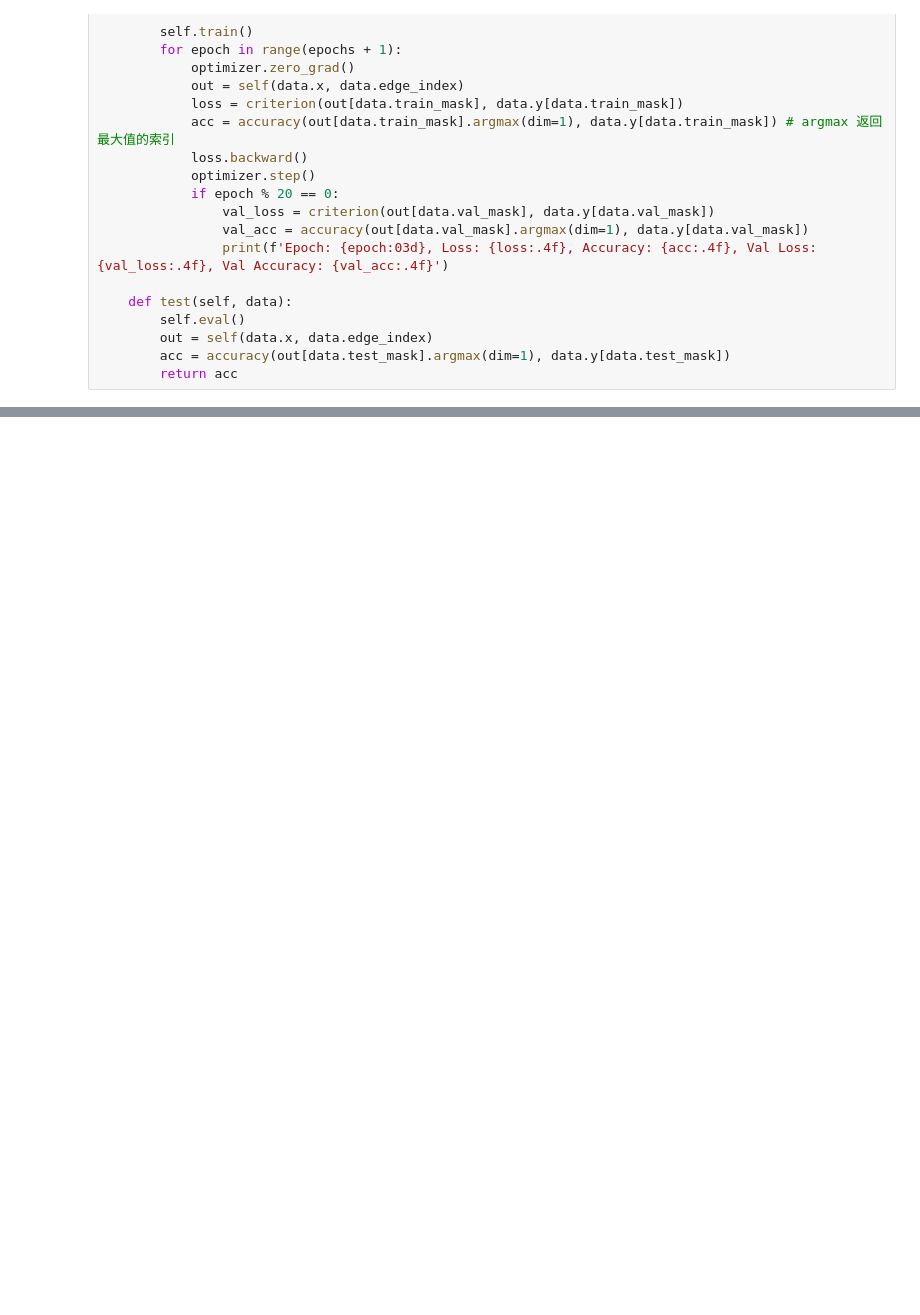
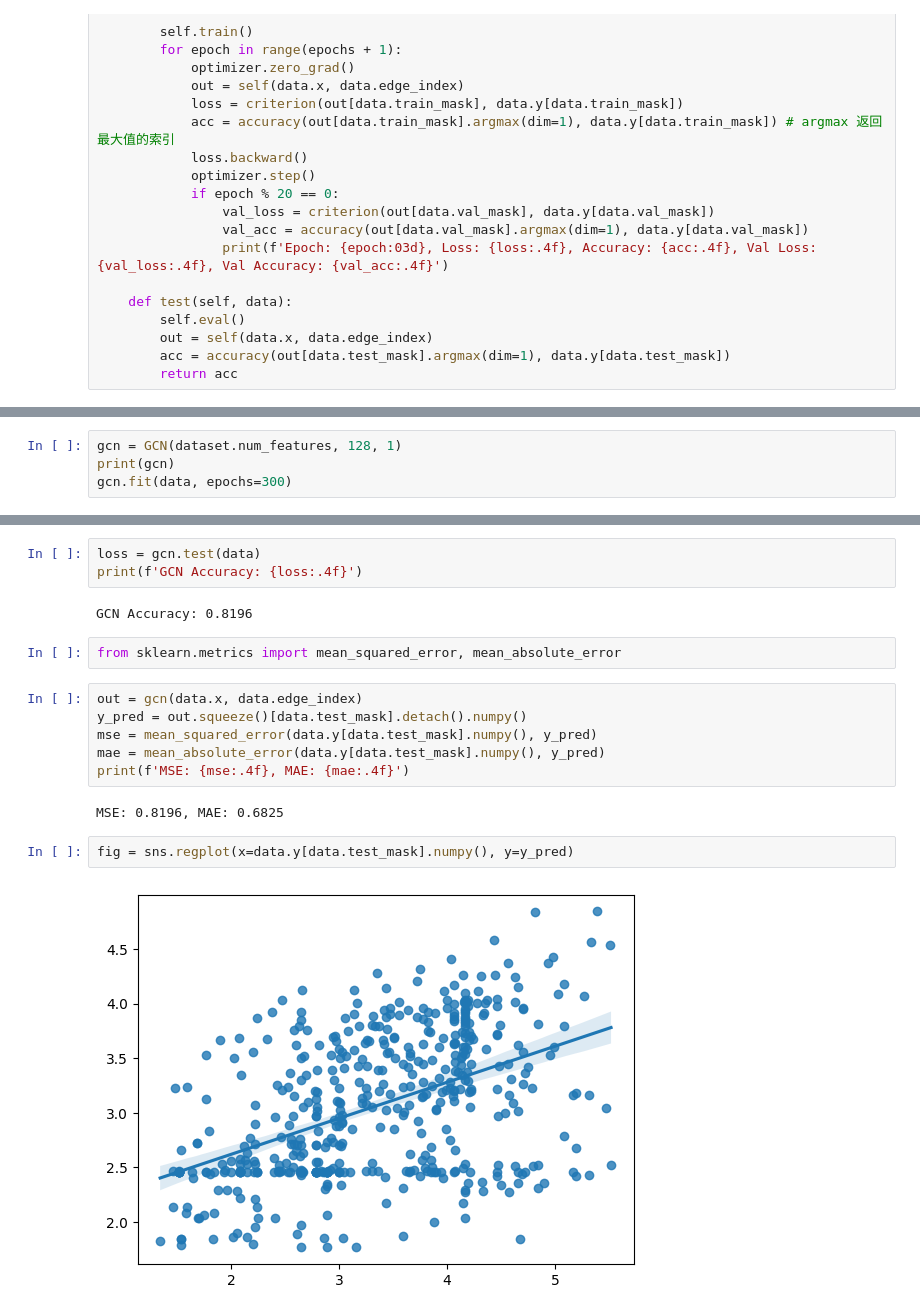
Before and after one commit to geinitangwanle/Hands-On-Graph-Neural-Networks-Using-Python, a Jupyter notebook: chapter6.ipynb, the cells around one changed output, grey strips where cells are left out. Drawn from its saved outputs; the diff is of its cells as text; blank space fills up the shorter version.

```diff
--- a/chapter6.ipynb
+++ b/chapter6.ipynb
@@ -156,0 +226,4 @@ WikipediaNetwork()
+# %%
+gcn = GCN(dataset.num_features, 128, 1)
+print(gcn)
+gcn.fit(data, epochs=300)
@@ -156,0 +248,19 @@ WikipediaNetwork()
+# %%
+loss = gcn.test(data)
+print(f'GCN Accuracy: {loss:.4f}')
+# %% [output]
+GCN Accuracy: 0.8196
+# %%
+from sklearn.metrics import mean_squared_error, mean_absolute_error
+# %%
+out = gcn(data.x, data.edge_index)
+y_pred = out.squeeze()[data.test_mask].detach().numpy()
+mse = mean_squared_error(data.y[data.test_mask].numpy(), y_pred)
+mae = mean_absolute_error(data.y[data.test_mask].numpy(), y_pred)
+print(f'MSE: {mse:.4f}, MAE: {mae:.4f}')
+# %% [output]
+MSE: 0.8196, MAE: 0.6825
+# %%
+fig = sns.regplot(x=data.y[data.test_mask].numpy(), y=y_pred)
+# %% [output]
+[figure, added]
```
Also changed, not shown: parts of 12 cells of this notebook, 54 other files.
